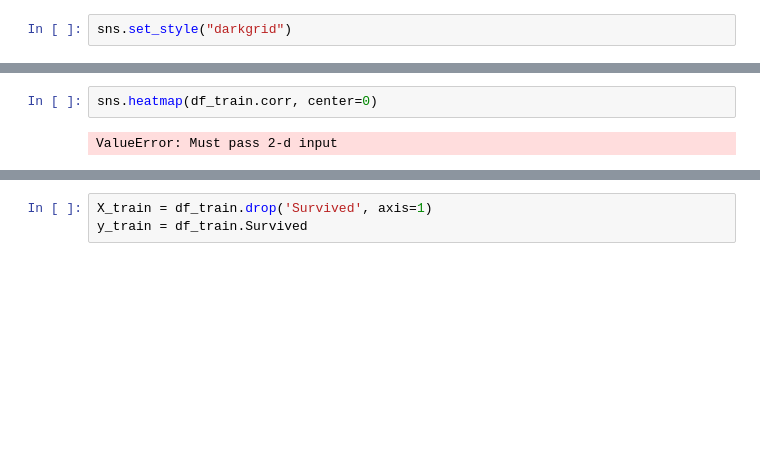
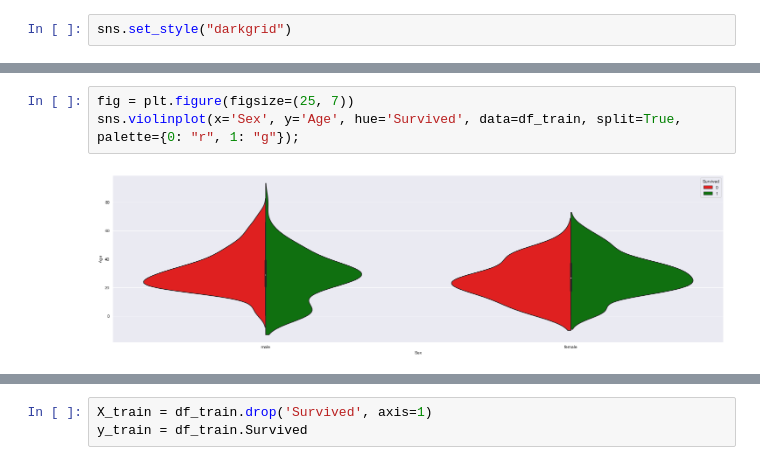
Before and after one commit to Lalit-Yadav-E1483/ML-Practice, a Jupyter notebook: Titanic/solution.ipynb, the cells around one changed output, grey strips where cells are left out. Drawn from its saved outputs; the diff is of its cells as text; blank space fills up the shorter version.

```diff
--- a/Titanic/solution.ipynb
+++ b/Titanic/solution.ipynb
@@ -78,4 +74,5 @@ sns.pairplot(df_train, hue='Survived')
-# %%
-sns.heatmap(df_train.corr, center=0)
-# %% [output]
-ValueError: Must pass 2-d input
+# %%
+fig = plt.figure(figsize=(25, 7))
+sns.violinplot(x='Sex', y='Age', hue='Survived', data=df_train, split=True, palette={0: "r", 1: "g"});
+# %% [output]
+[figure, added]
```
Also changed, not shown: parts of 12 cells of this notebook, 2 other files.
